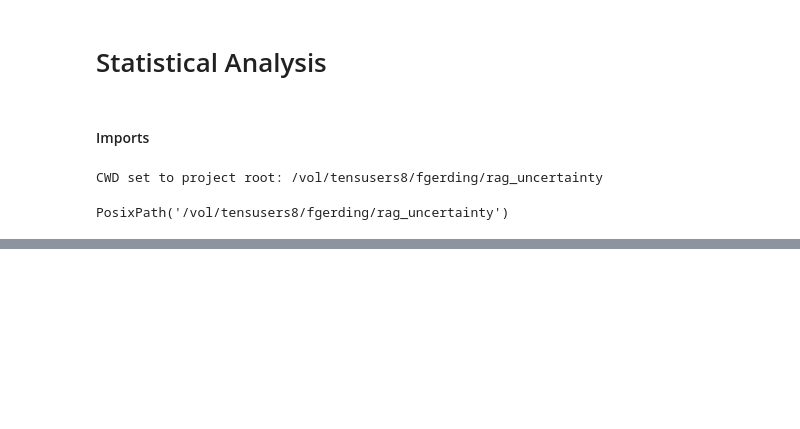
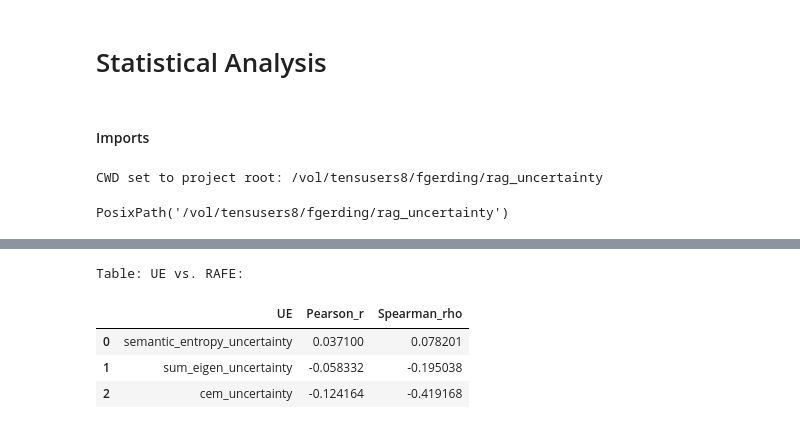
Before and after one commit to FynnGerding/rag_uncertainty, a Jupyter notebook: src/rag_uncertainty/analysis.ipynb, the cells around one changed output, grey strips where cells are left out. Saved outputs shown, nothing was run; the diff lists cells and outputs as text; code cells hidden in the pictures; blank space fills up the shorter version.

```diff
--- a/src/rag_uncertainty/analysis.ipynb
+++ b/src/rag_uncertainty/analysis.ipynb
@@ -288,0 +327,35 @@ Analysis complete. All outputs saved to: /vol/tensusers8/fgerding/rag_uncertaint
+# %%
+def corr_pearson(x: pd.Series, y: pd.Series) -> float:
+    ok = x.notna() & y.notna()
+    if ok.sum() < 2:
+        return float("nan")
+    return float(x[ok].corr(y[ok], method="pearson"))
+
+def corr_spearman(x: pd.Series, y: pd.Series) -> float:
+    ok = x.notna() & y.notna()
+    if ok.sum() < 2:
+        return float("nan")
+    return float(x[ok].corr(y[ok], method="spearman"))
+
+def ue_vs_rafe_table(qdf: pd.DataFrame, target_col: str = "rafe_overall_score",
+                     ue_cols: List[str] = None) -> pd.DataFrame:
+    if ue_cols is None:
+        ue_cols = ["semantic_entropy_uncertainty", "sum_eigen_uncertainty", "cem_uncertainty"]
+    rows = []
+    for ue in ue_cols:
+        rows.append({
+            "UE": ue,
+            "Pearson_r": corr_pearson(qdf[ue], qdf[target_col]),
+            "Spearman_rho": corr_spearman(qdf[ue], qdf[target_col]),
+        })
+    return pd.DataFrame(rows)
+
+corr_table = ue_vs_rafe_table(qdf, target_col="rafe_overall_score")
+print("Table: UE vs. RAFE:")
+display(corr_table)
+# %% [output]
+Table: UE vs. RAFE:
+|  | UE | Pearson_r | Spearman_rho |
+| 0 | semantic_entropy_uncertainty | 0.037100 | 0.078201 |
+| 1 | sum_eigen_uncertainty | -0.058332 | -0.195038 |
+| 2 | cem_uncertainty | -0.124164 | -0.419168 |
```
Also changed, not shown: parts of 27 cells of this notebook, 7 other files.
